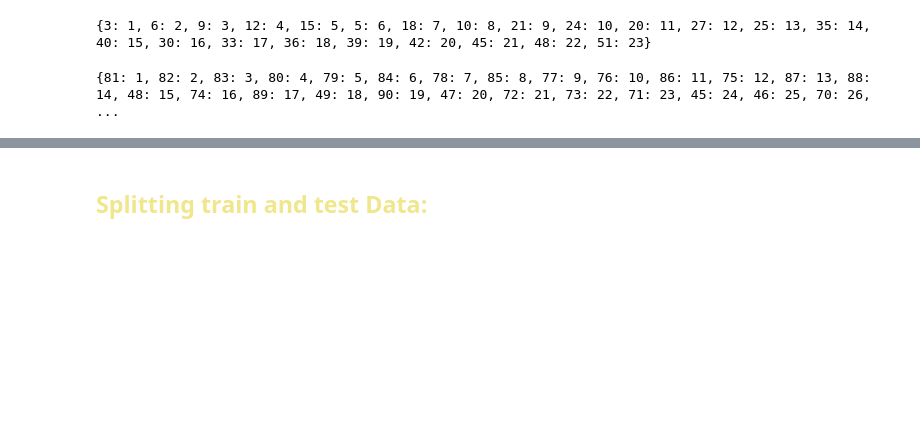
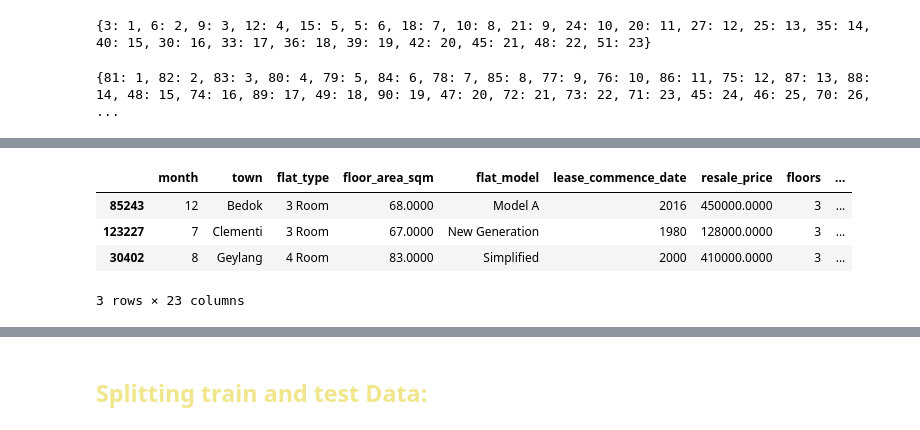
Before and after one commit to paranoid-nittix/Singapore-Resale-Flat-Prices-Predicting, a Jupyter notebook: preparing_for_modeling.ipynb, the cells around one changed output, grey strips where cells are left out. Saved outputs shown, nothing was run; the diff lists cells and outputs as text; code cells hidden in the pictures; blank space fills up the shorter version.

```diff
--- a/preparing_for_modeling.ipynb
+++ b/preparing_for_modeling.ipynb
@@ -180,4 +196,10 @@ Data columns (total 23 columns):
 dtypes: category(9), float32(2), float64(3), int8(9)
 memory usage: 52.5 MB
 # %%
-df1.sample(10)
+df1.sample(3)
+# %% [output]
+|  | month | town | flat_type | floor_area_sqm | flat_model | lease_commence_date | resale_price | floors | ... |
+| 85243 | 12 | Bedok | 3 Room | 68.0000 | Model A | 2016 | 450000.0000 | 3 | ... |
+| 123227 | 7 | Clementi | 3 Room | 67.0000 | New Generation | 1980 | 128000.0000 | 3 | ... |
+| 30402 | 8 | Geylang | 4 Room | 83.0000 | Simplified | 2000 | 410000.0000 | 3 | ... |
+3 rows × 23 columns
```
Also changed, not shown: parts of 49 cells of this notebook, 9 other files.
